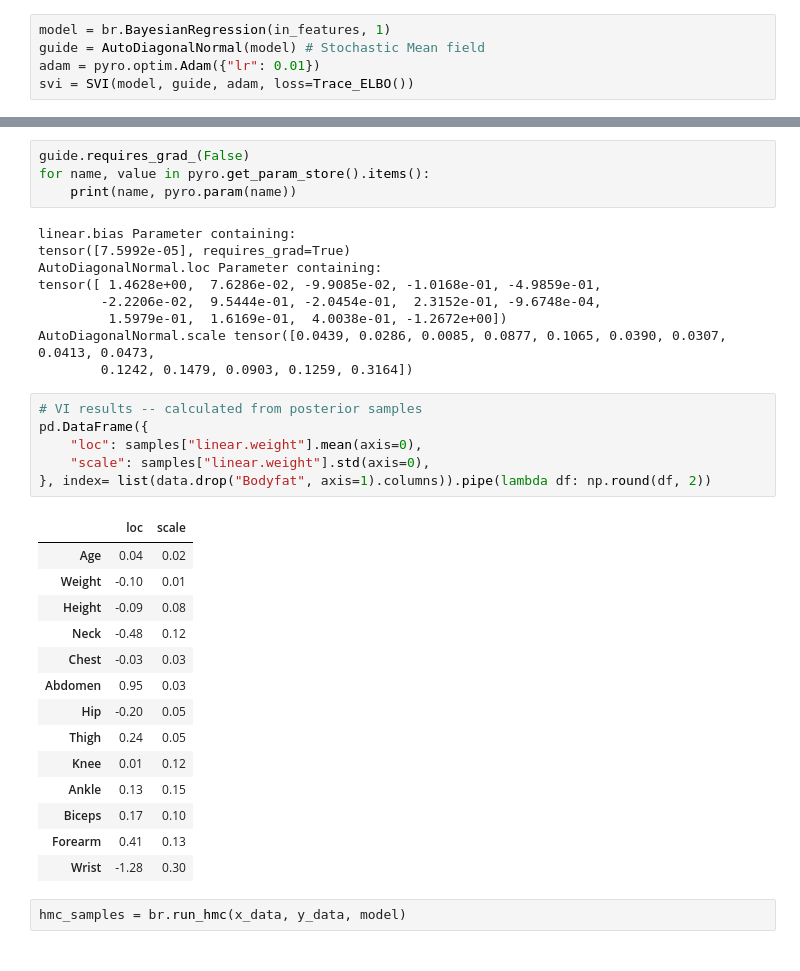
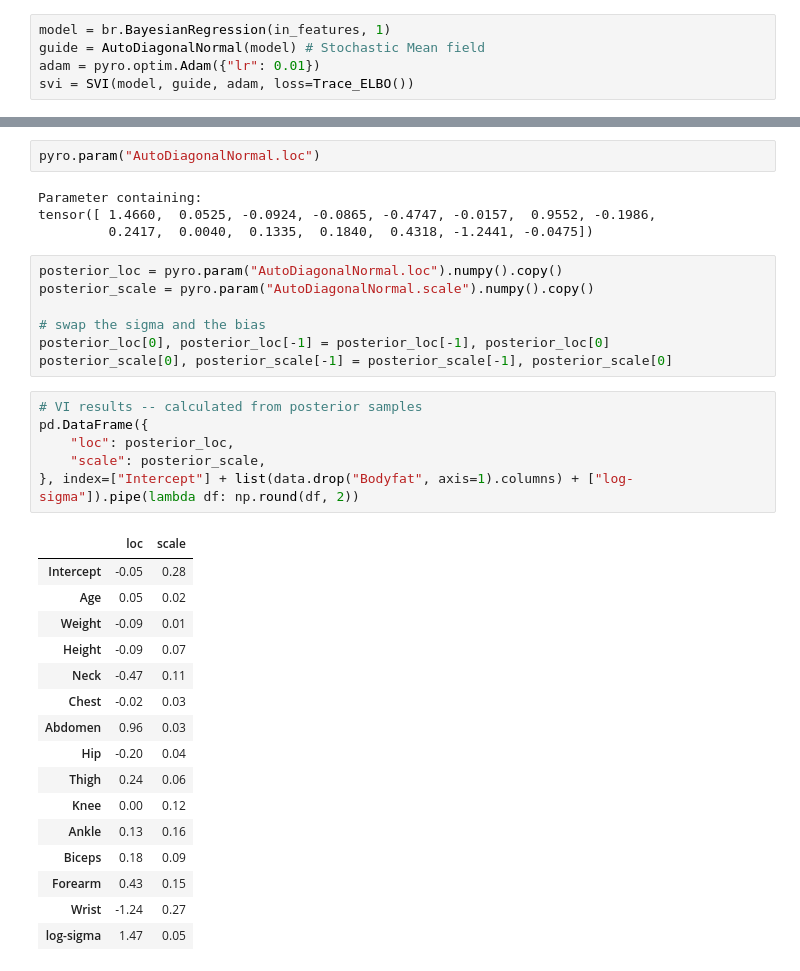
Before and after one commit to mkomod/variational-inference, a Jupyter notebook: py/bodyfat_regressions.ipynb, the cells around one changed output, grey strips where cells are left out. Cells and saved outputs as stored; diff of their text form.

Commit message:
fixed bodyfat regression notebook bias term problem.

```diff
--- a/py/bodyfat_regressions.ipynb
+++ b/py/bodyfat_regressions.ipynb
@@ -47,36 +58,36 @@ plt.show()
-# %%
-guide.requires_grad_(False)
-for name, value in pyro.get_param_store().items():
-    print(name, pyro.param(name))
-# %% [output]
-linear.bias Parameter containing:
-tensor([7.5992e-05], requires_grad=True)
-AutoDiagonalNormal.loc Parameter containing:
-tensor([ 1.4628e+00,  7.6286e-02, -9.9085e-02, -1.0168e-01, -4.9859e-01,
-        -2.2206e-02,  9.5444e-01, -2.0454e-01,  2.3152e-01, -9.6748e-04,
-         1.5979e-01,  1.6169e-01,  4.0038e-01, -1.2672e+00])
-AutoDiagonalNormal.scale tensor([0.0439, 0.0286, 0.0085, 0.0877, 0.1065, 0.0390, 0.0307, 0.0413, 0.0473,
-        0.1242, 0.1479, 0.0903, 0.1259, 0.3164])
+# %%
+pyro.param("AutoDiagonalNormal.loc")
+# %% [output]
+Parameter containing:
+tensor([ 1.4660,  0.0525, -0.0924, -0.0865, -0.4747, -0.0157,  0.9552, -0.1986,
+         0.2417,  0.0040,  0.1335,  0.1840,  0.4318, -1.2441, -0.0475])
+# %%
+posterior_loc = pyro.param("AutoDiagonalNormal.loc").numpy().copy()
+posterior_scale = pyro.param("AutoDiagonalNormal.scale").numpy().copy()
+
+# swap the sigma and the bias
+posterior_loc[0], posterior_loc[-1] = posterior_loc[-1], posterior_loc[0]
+posterior_scale[0], posterior_scale[-1] = posterior_scale[-1], posterior_scale[0]
 # %%
 # VI results -- calculated from posterior samples
 pd.DataFrame({
-    "loc": samples["linear.weight"].mean(axis=0),
-    "scale": samples["linear.weight"].std(axis=0),
-}, index= list(data.drop("Bodyfat", axis=1).columns)).pipe(lambda df: np.round(df, 2))
+    "loc": posterior_loc,
+    "scale": posterior_scale,
+}, index=["Intercept"] + list(data.drop("Bodyfat", axis=1).columns) + ["log-sigma"]).pipe(lambda df: np.round(df, 2))
 # %% [output]
 |  | loc | scale |
-| Age | 0.04 | 0.02 |
-| Weight | -0.10 | 0.01 |
-| Height | -0.09 | 0.08 |
-| Neck | -0.48 | 0.12 |
-| Chest | -0.03 | 0.03 |
-| Abdomen | 0.95 | 0.03 |
-| Hip | -0.20 | 0.05 |
-| Thigh | 0.24 | 0.05 |
-| Knee | 0.01 | 0.12 |
-| Ankle | 0.13 | 0.15 |
-| Biceps | 0.17 | 0.10 |
-| Forearm | 0.41 | 0.13 |
-| Wrist | -1.28 | 0.30 |
+| Intercept | -0.05 | 0.28 |
+| Age | 0.05 | 0.02 |
+| Weight | -0.09 | 0.01 |
+| Height | -0.09 | 0.07 |
+| Neck | -0.47 | 0.11 |
+| Chest | -0.02 | 0.03 |
+| Abdomen | 0.96 | 0.03 |
+| Hip | -0.20 | 0.04 |
+| Thigh | 0.24 | 0.06 |
+| Knee | 0.00 | 0.12 |
+| Ankle | 0.13 | 0.16 |
+| Biceps | 0.18 | 0.09 |
+| Forearm | 0.43 | 0.15 |
+| Wrist | -1.24 | 0.27 |
+| log-sigma | 1.47 | 0.05 |
-# %%
-hmc_samples = br.run_hmc(x_data, y_data, model)
```
Also changed, not shown: parts of 11 cells of this notebook, 1 other file.
